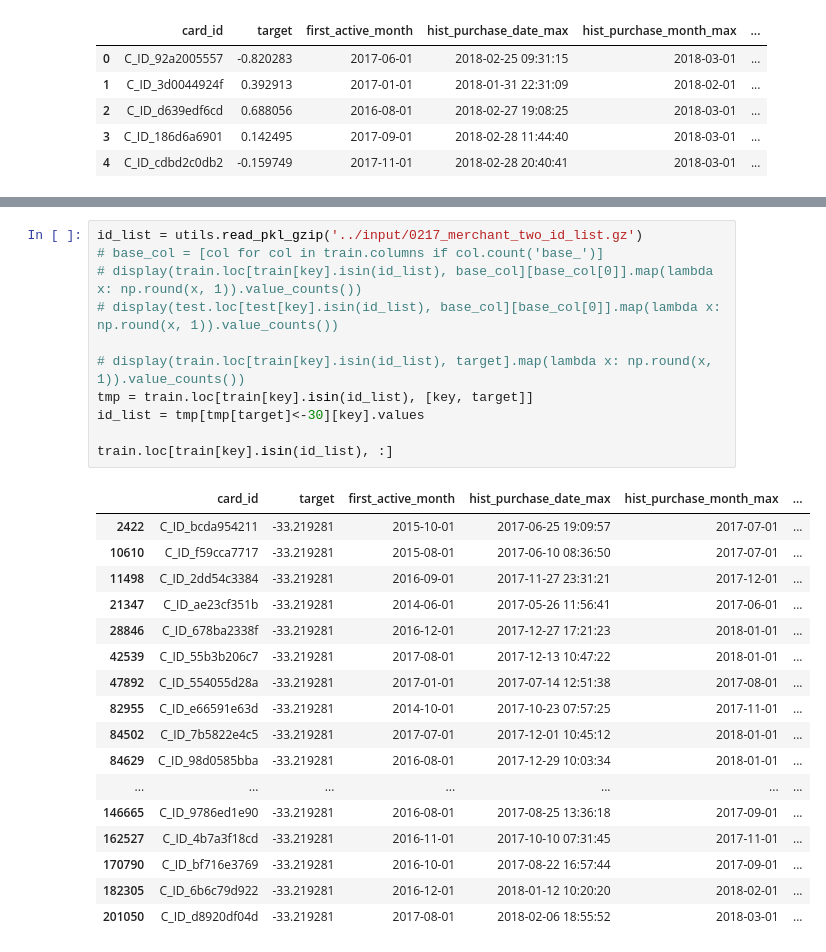
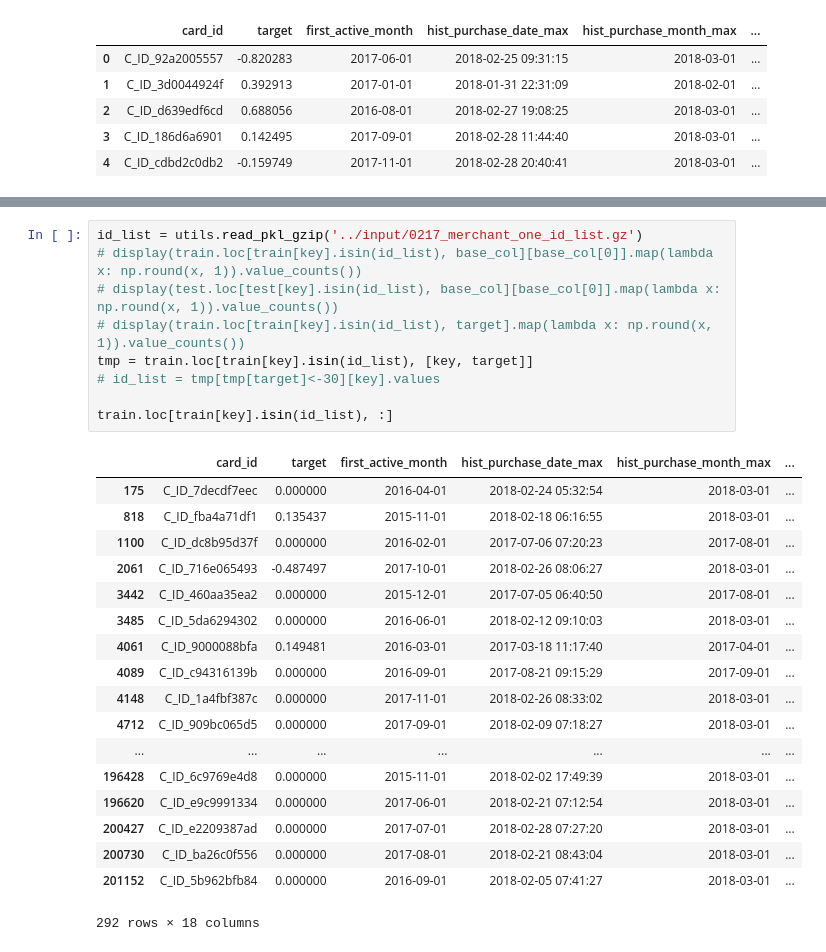
Before and after one commit to Chestnut1999/Elo-Recommendation-23place, a Jupyter notebook: jpy/243_elo_eda_mey_pred.ipynb, the cells around one changed output, grey strips where cells are left out. Cells and saved outputs as stored; diff of their text form.

```diff
--- a/jpy/243_elo_eda_mey_pred.ipynb
+++ b/jpy/243_elo_eda_mey_pred.ipynb
@@ -206,29 +206,28 @@ tmp[tmp[target]>-9]
 # %%
-id_list = utils.read_pkl_gzip('../input/0217_merchant_two_id_list.gz')
-# base_col = [col for col in train.columns if col.count('base_')]
+id_list = utils.read_pkl_gzip('../input/0217_merchant_one_id_list.gz')
 # display(train.loc[train[key].isin(id_list), base_col][base_col[0]].map(lambda x: np.round(x, 1)).value_counts())
 # display(test.loc[test[key].isin(id_list), base_col][base_col[0]].map(lambda x: np.round(x, 1)).value_counts())
-
 # display(train.loc[train[key].isin(id_list), target].map(lambda x: np.round(x, 1)).value_counts())
 tmp = train.loc[train[key].isin(id_list), [key, target]]
-id_list = tmp[tmp[target]<-30][key].values
+# id_list = tmp[tmp[target]<-30][key].values
 
 train.loc[train[key].isin(id_list), :]
 # %% [output]
 |  | card_id | target | first_active_month | hist_purchase_date_max | hist_purchase_month_max | ... |
-| 2422 | C_ID_bcda954211 | -33.219281 | 2015-10-01 | 2017-06-25 19:09:57 | 2017-07-01 | ... |
-| 10610 | C_ID_f59cca7717 | -33.219281 | 2015-08-01 | 2017-06-10 08:36:50 | 2017-07-01 | ... |
-| 11498 | C_ID_2dd54c3384 | -33.219281 | 2016-09-01 | 2017-11-27 23:31:21 | 2017-12-01 | ... |
-| 21347 | C_ID_ae23cf351b | -33.219281 | 2014-06-01 | 2017-05-26 11:56:41 | 2017-06-01 | ... |
-| 28846 | C_ID_678ba2338f | -33.219281 | 2016-12-01 | 2017-12-27 17:21:23 | 2018-01-01 | ... |
-| 42539 | C_ID_55b3b206c7 | -33.219281 | 2017-08-01 | 2017-12-13 10:47:22 | 2018-01-01 | ... |
-| 47892 | C_ID_554055d28a | -33.219281 | 2017-01-01 | 2017-07-14 12:51:38 | 2017-08-01 | ... |
-| 82955 | C_ID_e66591e63d | -33.219281 | 2014-10-01 | 2017-10-23 07:57:25 | 2017-11-01 | ... |
-| 84502 | C_ID_7b5822e4c5 | -33.219281 | 2017-07-01 | 2017-12-01 10:45:12 | 2018-01-01 | ... |
-| 84629 | C_ID_98d0585bba | -33.219281 | 2016-08-01 | 2017-12-29 10:03:34 | 2018-01-01 | ... |
+| 175 | C_ID_7decdf7eec | 0.000000 | 2016-04-01 | 2018-02-24 05:32:54 | 2018-03-01 | ... |
+| 818 | C_ID_fba4a71df1 | 0.135437 | 2015-11-01 | 2018-02-18 06:16:55 | 2018-03-01 | ... |
+| 1100 | C_ID_dc8b95d37f | 0.000000 | 2016-02-01 | 2017-07-06 07:20:23 | 2017-08-01 | ... |
+| 2061 | C_ID_716e065493 | -0.487497 | 2017-10-01 | 2018-02-26 08:06:27 | 2018-03-01 | ... |
+| 3442 | C_ID_460aa35ea2 | 0.000000 | 2015-12-01 | 2017-07-05 06:40:50 | 2017-08-01 | ... |
+| 3485 | C_ID_5da6294302 | 0.000000 | 2016-06-01 | 2018-02-12 09:10:03 | 2018-03-01 | ... |
+| 4061 | C_ID_9000088bfa | 0.149481 | 2016-03-01 | 2017-03-18 11:17:40 | 2017-04-01 | ... |
+| 4089 | C_ID_c94316139b | 0.000000 | 2016-09-01 | 2017-08-21 09:15:29 | 2017-09-01 | ... |
+| 4148 | C_ID_1a4fbf387c | 0.000000 | 2017-11-01 | 2018-02-26 08:33:02 | 2018-03-01 | ... |
+| 4712 | C_ID_909bc065d5 | 0.000000 | 2017-09-01 | 2018-02-09 07:18:27 | 2018-03-01 | ... |
 | ... | ... | ... | ... | ... | ... | ... |
-| 146665 | C_ID_9786ed1e90 | -33.219281 | 2016-08-01 | 2017-08-25 13:36:18 | 2017-09-01 | ... |
-| 162527 | C_ID_4b7a3f18cd | -33.219281 | 2016-11-01 | 2017-10-10 07:31:45 | 2017-11-01 | ... |
-| 170790 | C_ID_bf716e3769 | -33.219281 | 2016-10-01 | 2017-08-22 16:57:44 | 2017-09-01 | ... |
-| 182305 | C_ID_6b6c79d922 | -33.219281 | 2016-12-01 | 2018-01-12 10:20:20 | 2018-02-01 | ... |
-| 201050 | C_ID_d8920df04d | -33.219281 | 2017-08-01 | 2018-02-06 18:55:52 | 2018-03-01 | ... |
+| 196428 | C_ID_6c9769e4d8 | 0.000000 | 2015-11-01 | 2018-02-02 17:49:39 | 2018-03-01 | ... |
+| 196620 | C_ID_e9c9991334 | 0.000000 | 2017-06-01 | 2018-02-21 07:12:54 | 2018-03-01 | ... |
+| 200427 | C_ID_e2209387ad | 0.000000 | 2017-07-01 | 2018-02-28 07:27:20 | 2018-03-01 | ... |
+| 200730 | C_ID_ba26c0f556 | 0.000000 | 2017-08-01 | 2018-02-21 08:43:04 | 2018-03-01 | ... |
+| 201152 | C_ID_5b962bfb84 | 0.000000 | 2016-09-01 | 2018-02-05 07:41:27 | 2018-03-01 | ... |
+292 rows × 18 columns
```
Also changed, not shown: parts of 10 cells of this notebook, 11 other files.
